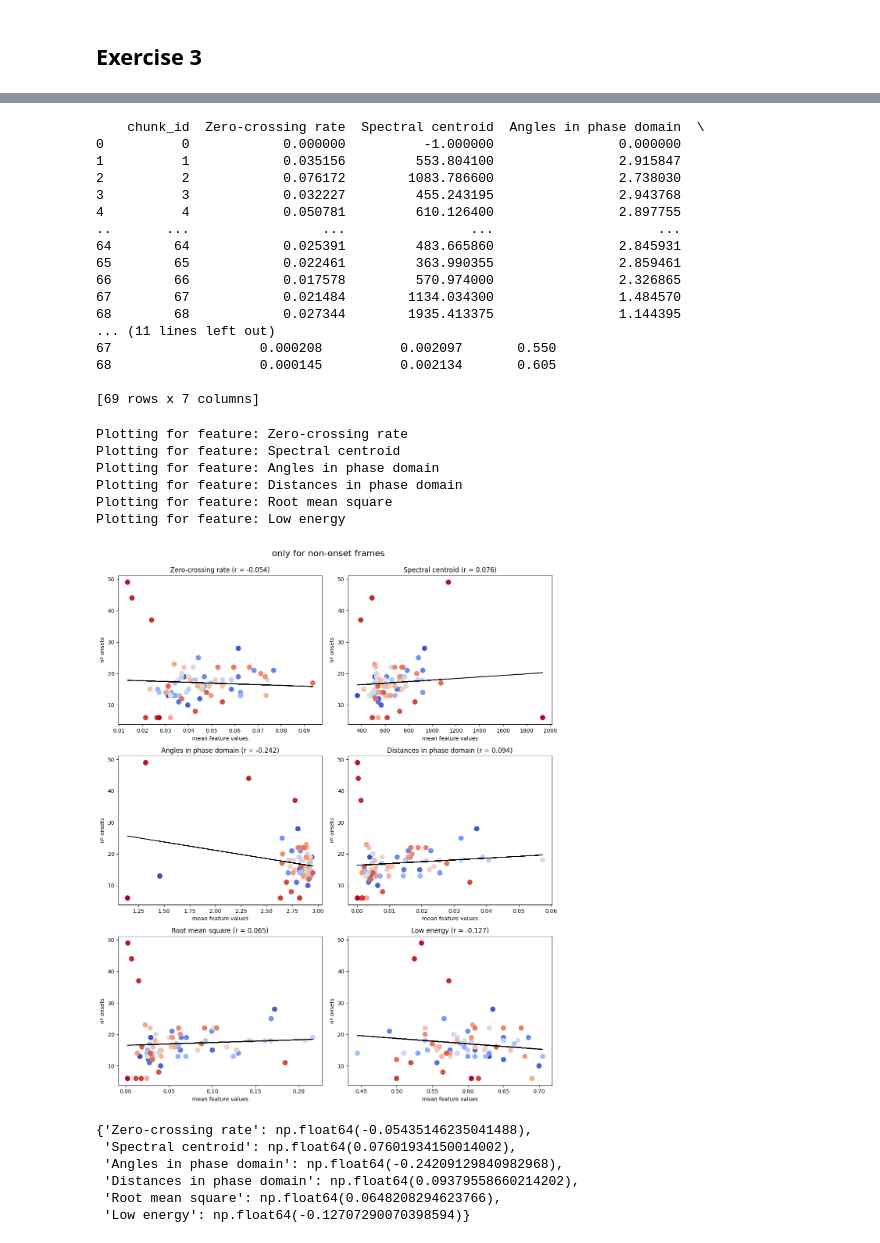
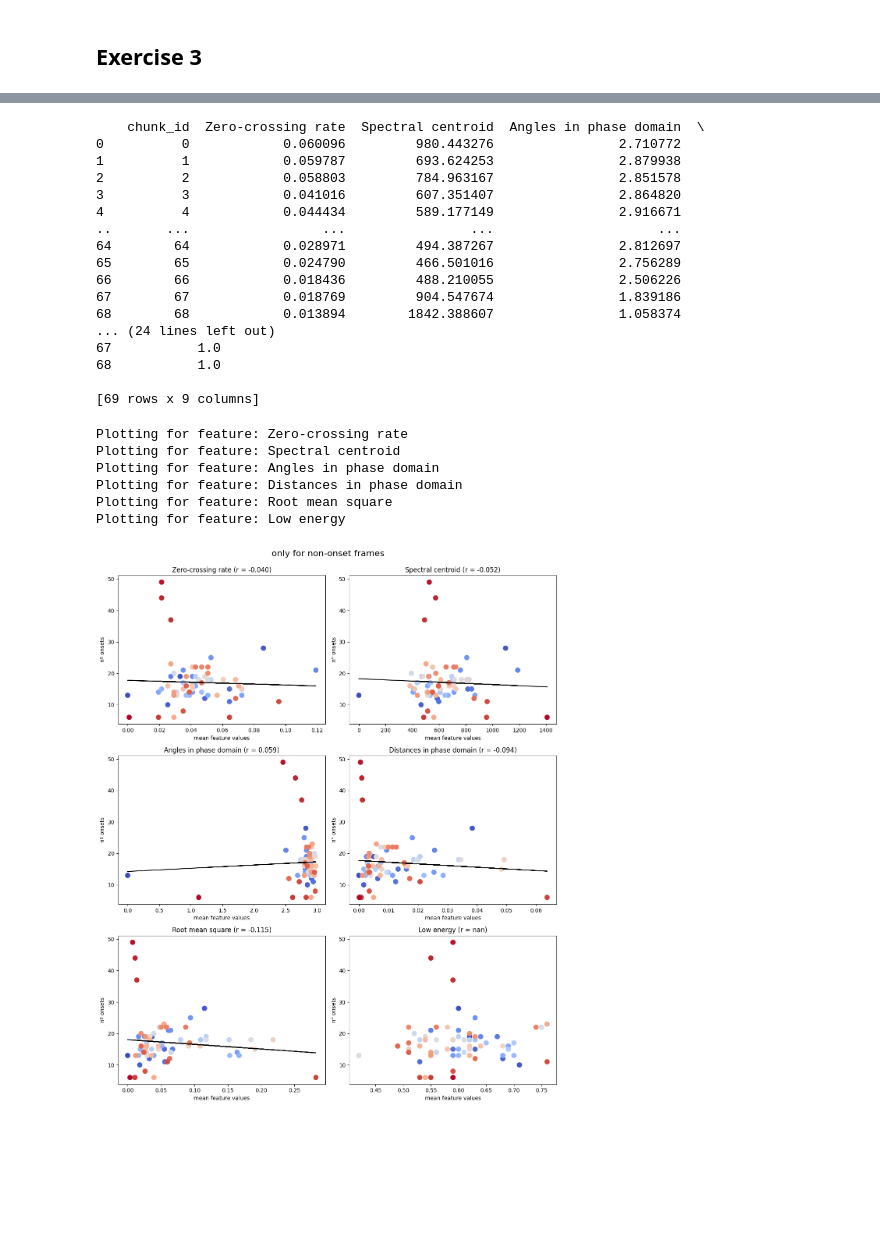
Before and after one commit to martijuanola/RWTH-AIiM, a Jupyter notebook: exercices/e3/e3-main.ipynb, the cells around one changed output, grey strips where cells are left out. Saved outputs shown, nothing was run; the diff lists cells and outputs as text; code cells hidden in the pictures; blank space fills up the shorter version.

```diff
--- a/exercices/e3/e3-main.ipynb
+++ b/exercices/e3/e3-main.ipynb
@@ -164,13 +173,16 @@ Windows per chunk aprox: 215
 # %%
 # PLOT [nº ONSETS X avg FEATURE VALUE]
 
-def plot_features(df: pd.DataFrame, title: str = "", regression_line: bool = False):
+def plot_features(df: pd.DataFrame, title: str = "", regression_line: bool = False,
+                  ignored_column_names: List[str] = ["chunk_id", "is_onset", "is_non_onset"]):
     regression_value_map = {}
 
     plt.figure(figsize=(12, 14))
     colors = np.arange(len(chunk_onsets))
 
     for f_idx, feature in enumerate(features_df.columns):
+        if feature in ignored_column_names:
+            continue
         print(f"Plotting for feature: {feature}")
 
         plt.subplot(3, 2, f_idx + 1)
@@ -185,7 +197,10 @@ def plot_features(df: pd.DataFrame, title: str = "", regression_line: bool = Fal
             slope, intercept, r, p, std_err = stats.linregress(x, y)
             plt.plot(x, slope * x + intercept, color="black", label=f"{r}")
 
-            regression_value_map[feature] = r
+            regression_value_map[feature] = {
+                "r": r,
+                "p": p,
+            }
             plt.title(f"{feature} (r = {r:.3f})")
         else:
             plt.title(f"{feature}")
@@ -200,8 +215,9 @@ def plot_features(df: pd.DataFrame, title: str = "", regression_line: bool = Fal
     return regression_value_map
 
 
-plot_features(avg_features_per_chunk_df, title=f"nº onsets per feature value (across ({len(chunk_onsets)}) chunks)",
-              regression_line=True)
+og_correlations = plot_features(avg_features_per_chunk_df,
+                                title=f"nº onsets per feature value (across ({len(chunk_onsets)}) chunks)",
+                                regression_line=True)
 # %% [output]
 Plotting for feature: Zero-crossing rate
 Plotting for feature: Spectral centroid
@@ -293,42 +323,34 @@ Plotting for feature: Low energy
 # %%
-non_onset_frames_df = (features_df
-                       .groupby(np.arange(len(features_df)) // windows_per_chunk)
-                       .apply(
-    lambda g: g[non_onset_frames_mask[g.index.to_numpy(dtype=int) - 1]].mean(numeric_only=True))
-                       .reset_index(drop=True)
-                       .reset_index(names='chunk_id'))
+onset_frames_df = (features_df[features_df['is_non_onset']]
+                   .groupby('chunk_id')
+                   .mean(numeric_only=True)
+                   .reset_index())
 print(onset_frames_df)
 # %% [output]
     chunk_id  Zero-crossing rate  Spectral centroid  Angles in phase domain  \
-0          0            0.000000          -1.000000                0.000000
-1          1            0.035156         553.804100                2.915847
-2          2            0.076172        1083.786600                2.738030
-3          3            0.032227         455.243195                2.943768
-4          4            0.050781         610.126400                2.897755
+0          0            0.060096         980.443276                2.710772
+1          1            0.059787         693.624253                2.879938
+2          2            0.058803         784.963167                2.851578
+3          3            0.041016         607.351407                2.864820
+4          4            0.044434         589.177149                2.916671
 ..       ...                 ...                ...                     ...
-64        64            0.025391         483.665860                2.845931
-65        65            0.022461         363.990355                2.859461
-66        66            0.017578         570.974000                2.326865
-67        67            0.021484        1134.034300                1.484570
-68        68            0.027344        1935.413375                1.144395
-... (11 lines left out)
-67                   0.000208          0.002097       0.550
-68                   0.000145          0.002134       0.605
+64        64            0.028971         494.387267                2.812697
+65        65            0.024790         466.501016                2.756289
+66        66            0.018436         488.210055                2.506226
+67        67            0.018769         904.547674                1.839186
+68        68            0.013894        1842.388607                1.058374
+... (24 lines left out)
+67           1.0
+68           1.0
 
-[69 rows x 7 columns]
+[69 rows x 9 columns]
 # %%
-plot_features(non_onset_frames_df, title="only for non-onset frames", regression_line=True)
+non_onset_correlations = plot_features(non_onset_frames_df, title="only for non-onset frames", regression_line=True)
 # %% [output]
 Plotting for feature: Zero-crossing rate
 Plotting for feature: Spectral centroid
 Plotting for feature: Angles in phase domain
 Plotting for feature: Distances in phase domain
 Plotting for feature: Root mean square
 Plotting for feature: Low energy
-[figure, old version]
+[figure, new version]
-{'Zero-crossing rate': np.float64(-0.05435146235041488),
- 'Spectral centroid': np.float64(0.07601934150014002),
- 'Angles in phase domain': np.float64(-0.24209129840982968),
- 'Distances in phase domain': np.float64(0.09379558660214202),
- 'Root mean square': np.float64(0.0648208294623766),
- 'Low energy': np.float64(-0.12707290070398594)}
```
Also changed, not shown: parts of 8 cells of this notebook.
